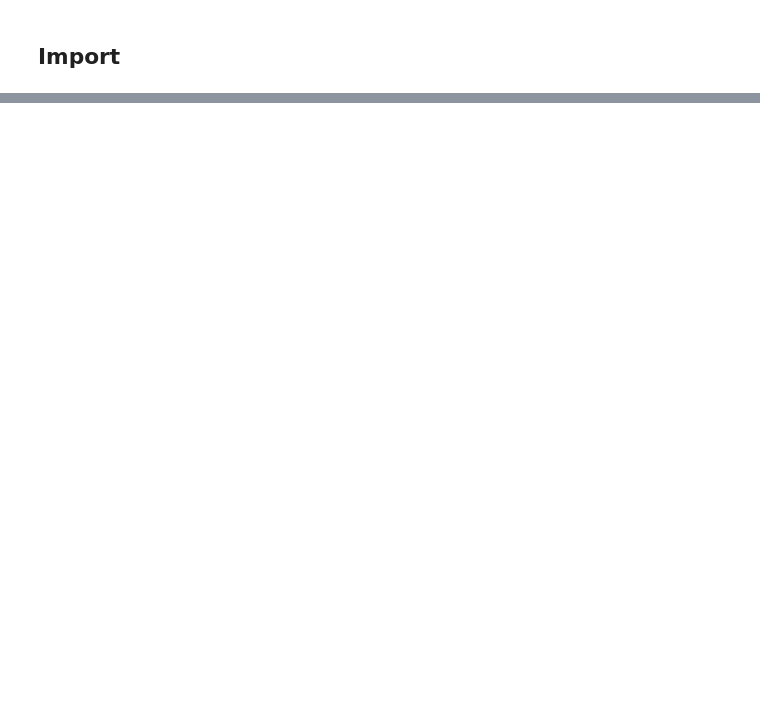
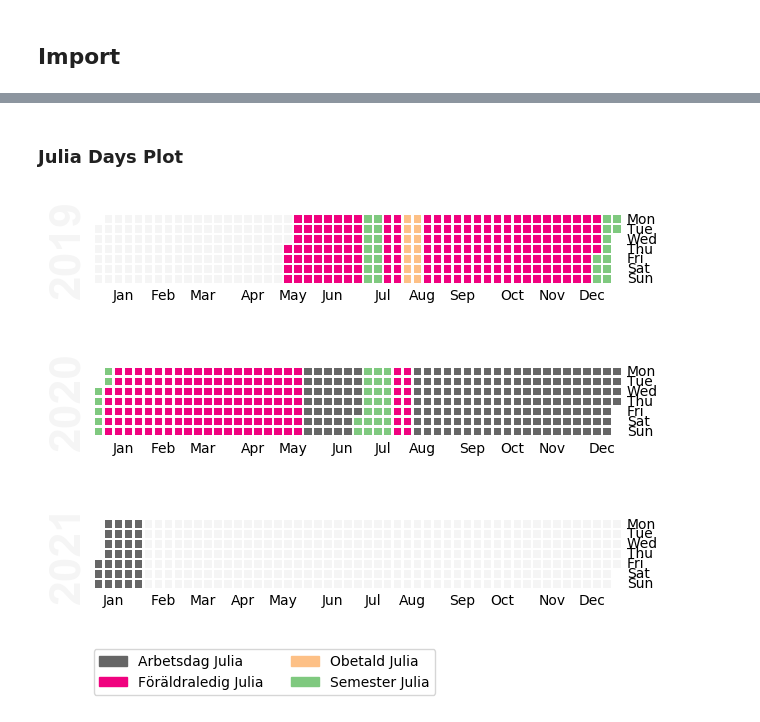
Before and after one commit to filipclaesson/par_sala_calc, a Jupyter notebook: calculate_salaries.ipynb, the cells around one changed output, grey strips where cells are left out. Cells and saved outputs as stored; diff of their text form; code cells hidden in the pictures; blank space fills up the shorter version.

```diff
--- a/calculate_salaries.ipynb
+++ b/calculate_salaries.ipynb
@@ -208,0 +273,32 @@ plt.show()
+# %% [markdown]
+### Julia Days Plot
+# %%
+label_list = {
+    'work_j':'Arbetsdag Julia'
+    ,'multi_j':'Föräldraledig Julia'
+    ,'non_paid_j':'Obetald Julia'
+    ,'vacation_j':'Semester Julia'
+}
+cmap_name = 'Accent_r'
+def cal_printer(x,):
+    if (x['work_j']>0):
+        return 0
+    elif (x['multi_j']>0):
+        return 1
+    elif (x['non_paid_j']>0):
+        return 2
+    elif (x['vacation_j']>0):
+        return 3
+
+cal_map_data = data.apply(cal_printer ,axis=1)
+
+fig,ax = calmap.calendarplot(cal_map_data, yearlabels=True, cmap=cmap_name)
+#legend
+patches = []
+for index, (key, value) in enumerate(label_list.items()):
+    cmap_col = matplotlib.cm.get_cmap(cmap_name,lut=len(label_list))(index)
+    patches.append(mpatches.Patch(color=cmap_col, label=value))
+plt.legend(handles=patches,bbox_to_anchor=(0., -1.52, 1., .102), loc=3,ncol=2, borderaxespad=0.)
+plt.show()
+# %% [output]
+[figure, added]
```
Also changed, not shown: parts of 16 cells of this notebook, 4 other files.
